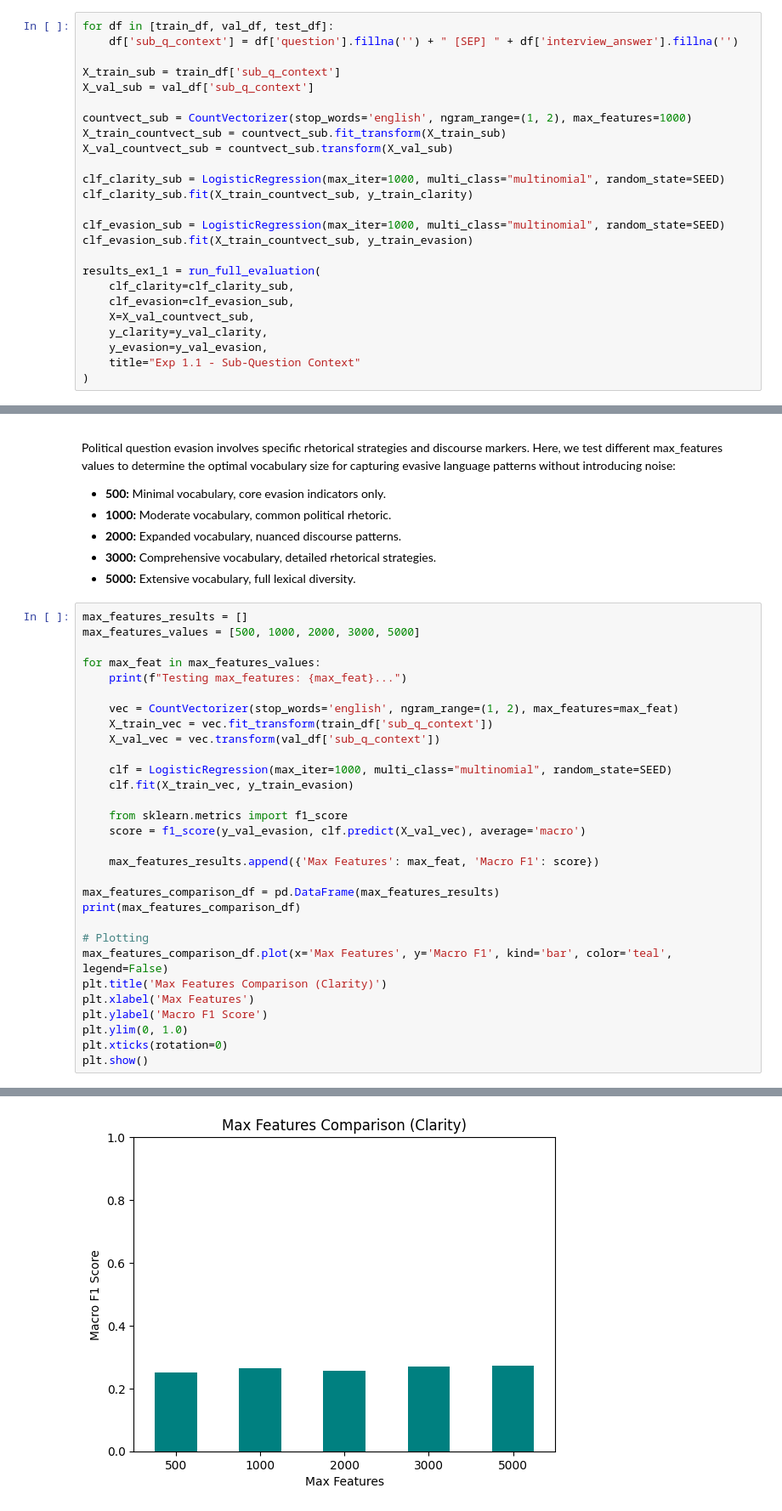
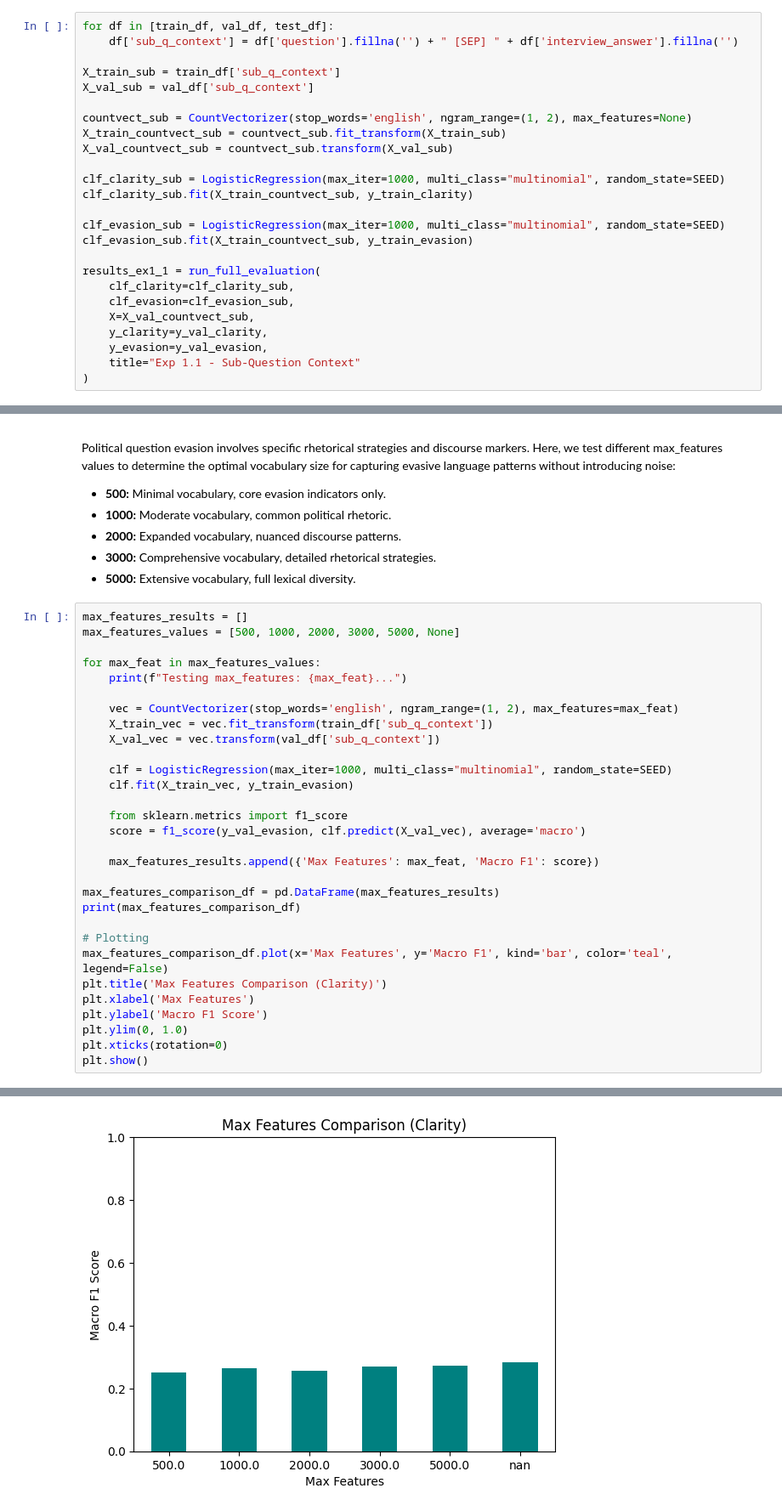
Before and after one commit to pina131714/NLP_Assignment_1, a Jupyter notebook: Phase_2.ipynb, the cells around one changed output, grey strips where cells are left out. Shown at 85% size. Cells and saved outputs as stored; diff of their text form.

```diff
--- a/Phase_2.ipynb
+++ b/Phase_2.ipynb
@@ -62,7 +62,7 @@ for df in [train_df, val_df, test_df]:
 X_train_sub = train_df['sub_q_context']
 X_val_sub = val_df['sub_q_context']
 
-countvect_sub = CountVectorizer(stop_words='english', ngram_range=(1, 2), max_features=1000)
+countvect_sub = CountVectorizer(stop_words='english', ngram_range=(1, 2), max_features=None)
 X_train_countvect_sub = countvect_sub.fit_transform(X_train_sub)
 X_val_countvect_sub = countvect_sub.transform(X_val_sub)
 
@@ -183,7 +407,7 @@ Here, we test different max_features values to determine the optimal vocabulary
 - **5000:** Extensive vocabulary, full lexical diversity.
 # %%
 max_features_results = []
-max_features_values = [500, 1000, 2000, 3000, 5000]
+max_features_values = [500, 1000, 2000, 3000, 5000, None]
 
 for max_feat in max_features_values:
     print(f"Testing max_features: {max_feat}...")
@@ -226 +452 @@ Testing max_features: 5000...
-[figure, old version]
+[figure, new version]
```
Also changed, not shown: parts of 4 cells of this notebook.
